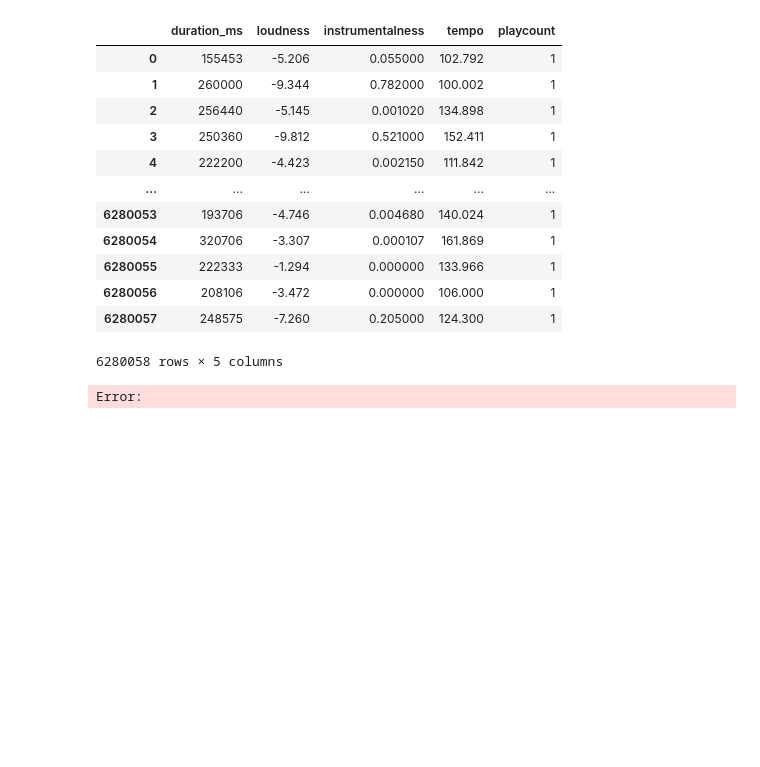
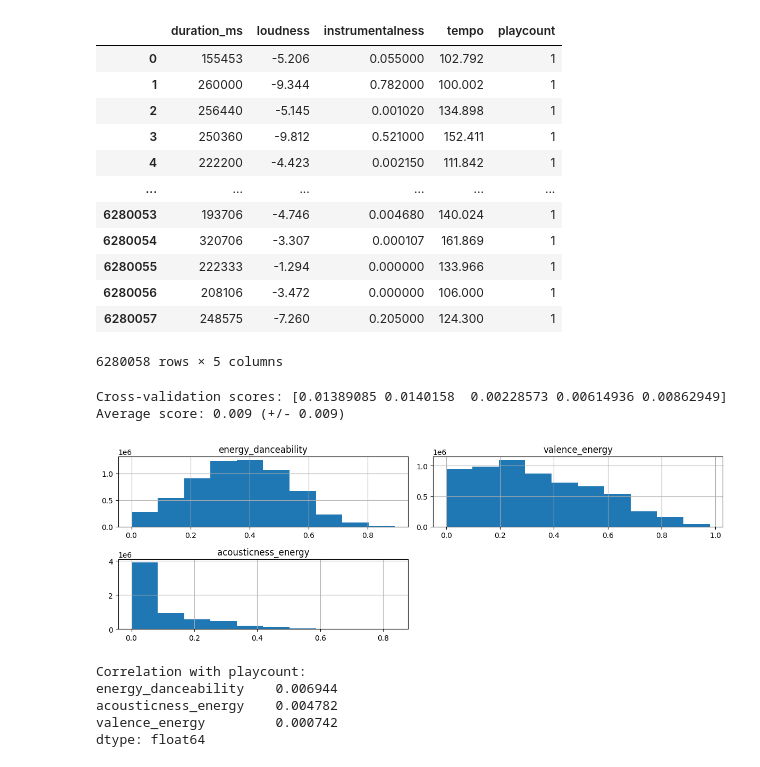
Before and after one commit to jnopareboateng/Lhydra_rs, a Jupyter notebook: spotify_msd/data_cleaning.ipynb, the cells around one changed output. Saved outputs shown, nothing was run; the diff lists cells and outputs as text; code cells hidden in the pictures; blank space fills up the shorter version.

Commit message:
Add data preprocessing and model training scripts; create train/validation split functionality with spotify msd

```diff
--- a/spotify_msd/data_cleaning.ipynb
+++ b/spotify_msd/data_cleaning.ipynb
@@ -281,4 +283,4 @@ Index(['track_id', 'user_id', 'playcount', 'age', 'gender', 'name', 'artist',
 df.to_csv('msd_full_data.csv', index=False)
 # %%
 import pandas as pd
-df = pd.read_csv('msd_full_data.csv')
+df = pd.read_csv('../data/msd_full_data_processed.csv')
@@ -464,24 +488,48 @@ Final selected features: ['duration_ms', 'loudness', 'instrumentalness', 'tempo'
 | 6280057 | 248575 | -7.260 | 0.205000 | 124.300 | 1 |
 6280058 rows × 5 columns
 # %%
-# from wsgiref import validate
+from sklearn.feature_selection import SelectKBest, mutual_info_regression
+from sklearn.ensemble import RandomForestRegressor
 from sklearn.model_selection import cross_val_score
 from sklearn.pipeline import Pipeline
+import pandas as pd
+import numpy as np
 
-def validate_feature_selection(X, y, selected_features):
-    # Create a pipeline with feature selection and model
+def validate_feature_selection(X, y, selected_features, sample_fraction=None, n_jobs=-1, k_features='all'):
+    """
+    Validates feature selection and model performance.
+
+    Args:
+        X (pd.DataFrame): Input features.
+        y (pd.Series): Target variable.
+        selected_features (list): List of selected features.
+        sample_fraction (float, optional): Fraction of data to sample. Defaults to None (no sampling).
+        n_jobs (int, optional): Number of jobs for parallel processing. Defaults to -1 (all cores).
+        k_features (int or str, optional): Number of features to select with SelectKBest.
+                                           Defaults to 'all' (use all selected features).
+    """
+    if sample_fraction:
+        X = X.sample(frac=sample_fraction, random_state=42)
+        y = y.loc[X.index]
+
+    k_best = len(selected_features) if k_features == 'all' else min(len(selected_features), k_features)
+
     pipeline = Pipeline([
-        ('selector', SelectKBest(score_func=mutual_info_regression, k=len(selected_features))),
-        ('model', RandomForestRegressor(random_state=42))
+        ('selector', SelectKBest(score_func=mutual_info_regression, k=k_best)),
+        ('model', RandomForestRegressor(random_state=42, n_jobs=n_jobs))
     ])
 
-    # Perform cross-validation
-    scores = cross_val_score(pipeline, X, y, cv=5, scoring='r2')
+    scores = cross_val_score(pipeline, X, y, cv=5, scoring='r2', n_jobs=n_jobs)
 
     print(f"Cross-validation scores: {scores}")
     print(f"Average score: {scores.mean():.3f} (+/- {scores.std() * 2:.3f})")
 
-numeric_cols = df.select_dtypes(include=['int64', 'float64']).columns
+
+# Example usage (replace with your actual data loading)
+# Assuming 'df' is your DataFrame
+# ... load your dataframe ...
+
+numeric_cols = df.select_dtypes(include=np.number).columns  # More robust numeric type selection
 target_column = 'playcount'
 
 X = df[numeric_cols].drop(target_column, axis=1)
@@ -489,13 +537,18 @@ y = df[target_column]
 
 selected_features = ['age', 'gender', 'duration_ms', 'loudness', 'instrumentalness', 'liveness', 'tempo']
 
-# Remove non-informative columns
 X = X.drop(['year', 'time_signature'], axis=1, errors='ignore')
-validate_feature_selection(X,y,selected_features)
+
+# Example usage with sampling, parallel processing, and reduced feature count for k_features
+validate_feature_selection(X, y, selected_features, sample_fraction=0.1, n_jobs=-1, k_features=5)  # Use 10% of data and select top 5 features
+# %% [output]
+Cross-validation scores: [0.01389085 0.0140158  0.00228573 0.00614936 0.00862949]
+Average score: 0.009 (+/- 0.009)
 # %%
 import pandas as pd
 import numpy as np
 from sklearn.preprocessing import MinMaxScaler
+import matplotlib.pyplot as plt
 
 # 1. Create age groups
 def create_age_features(df):
@@ -511,34 +564,39 @@ def create_age_features(df):
 
 # 2. Normalize numerical features
 def normalize_features(df):
     scaler = MinMaxScaler()
     numerical_features = ['duration_ms', 'danceability', 'energy', 'loudness',
                          'speechiness', 'acousticness', 'instrumentalness',
                          'liveness', 'valence', 'tempo']
 
     df[numerical_features] = scaler.fit_transform(df[numerical_features])
     return df
 
 # 3. Create interaction features
 def create_interaction_features(df):
     df['energy_danceability'] = df['energy'] * df['danceability']
     df['valence_energy'] = df['valence'] * df['energy']
     df['acousticness_energy'] = df['acousticness'] * df['energy']
     return df
 
 # Apply all transformations
-full_data = create_age_features(full_data)
-full_data = normalize_features(full_data)
-full_data = create_interaction_features(full_data)
+full_data = create_age_features(df)
+full_data = normalize_features(df)
+full_data = create_interaction_features(df)
 
 # Show feature distributions
 numerical_cols = ['energy_danceability', 'valence_energy', 'acousticness_energy']
 full_data[numerical_cols].hist(figsize=(12,4))
 plt.tight_layout()
 plt.show()
 
 # Display correlation with playcount
 print("Correlation with playcount:")
 print(full_data[numerical_cols].corrwith(full_data['playcount']).sort_values(ascending=False))
 # %% [output]
+[figure, added]
-Error:
+Correlation with playcount:
+energy_danceability    0.006944
+acousticness_energy    0.004782
+valence_energy         0.000742
+dtype: float64
```
Also changed, not shown: parts of 15 cells of this notebook, 12 other files.
